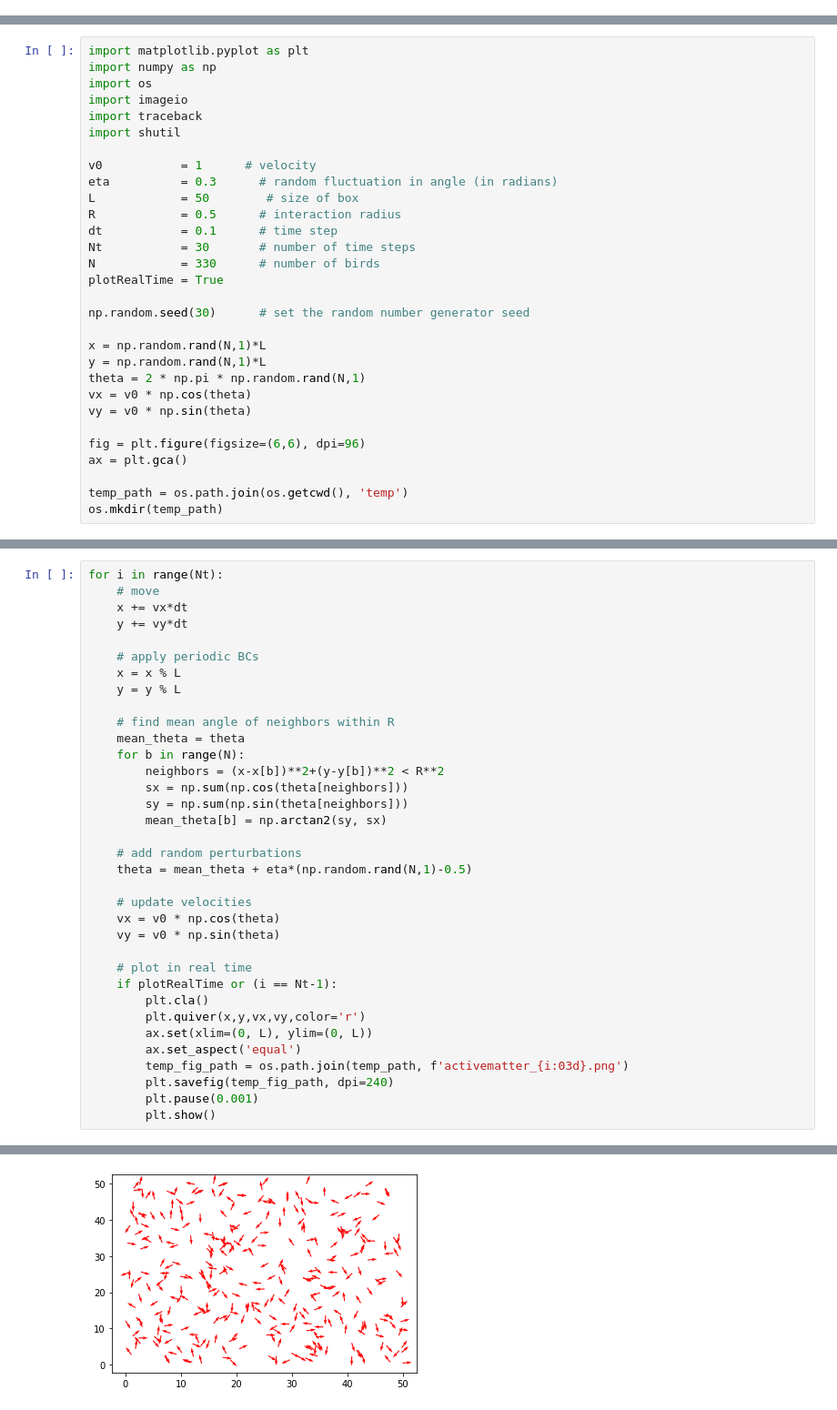
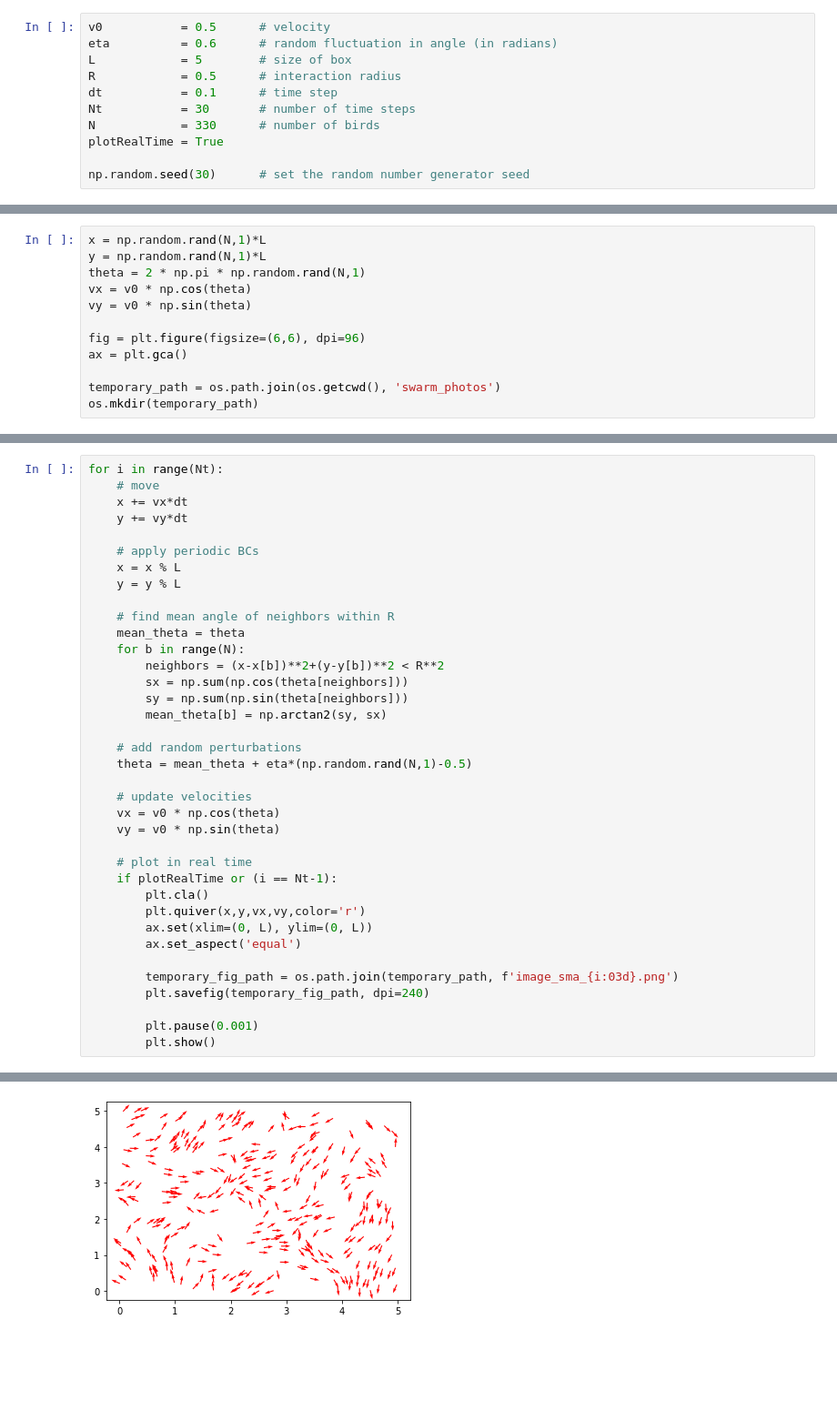
Before and after one commit to jferreiraz/Swarm, a Jupyter notebook: Swarm.ipynb, the cells around one changed output, grey strips where cells are left out. Shown at 91% size. Drawn from its saved outputs; the diff is of its cells as text; blank space fills up the shorter version.

```diff
--- a/Swarm.ipynb
+++ b/Swarm.ipynb
@@ -2,0 +15,11 @@
+# %%
+v0           = 0.5      # velocity
+eta          = 0.6      # random fluctuation in angle (in radians)
+L            = 5        # size of box
+R            = 0.5      # interaction radius
+dt           = 0.1      # time step
+Nt           = 30       # number of time steps
+N            = 330      # number of birds
+plotRealTime = True
+
+np.random.seed(30)      # set the random number generator seed
@@ -3,22 +28,4 @@
 # %%
-import matplotlib.pyplot as plt
-import numpy as np
-import os
-import imageio
-import traceback
-import shutil
-
-v0           = 1      # velocity
-eta          = 0.3      # random fluctuation in angle (in radians)
-L            = 50        # size of box
-R            = 0.5      # interaction radius
-dt           = 0.1      # time step
-Nt           = 30       # number of time steps
-N            = 330      # number of birds
-plotRealTime = True
-
-np.random.seed(30)      # set the random number generator seed
-
 x = np.random.rand(N,1)*L
 y = np.random.rand(N,1)*L
 theta = 2 * np.pi * np.random.rand(N,1)
@@ -28,7 +35,7 @@ vy = v0 * np.sin(theta)
 fig = plt.figure(figsize=(6,6), dpi=96)
 ax = plt.gca()
 
-temp_path = os.path.join(os.getcwd(), 'temp')
-os.mkdir(temp_path)
+temporary_path = os.path.join(os.getcwd(), 'swarm_photos')
+os.mkdir(temporary_path)
 # %% [output]
 [figure]
@@ -63,8 +72,10 @@ for i in range(Nt):
         plt.quiver(x,y,vx,vy,color='r')
         ax.set(xlim=(0, L), ylim=(0, L))
         ax.set_aspect('equal')
-        temp_fig_path = os.path.join(temp_path, f'activematter_{i:03d}.png')
-        plt.savefig(temp_fig_path, dpi=240)
+
+        temporary_fig_path = os.path.join(temporary_path, f'image_sma_{i:03d}.png')
+        plt.savefig(temporary_fig_path, dpi=240)
+
         plt.pause(0.001)
         plt.show()
 # %% [output]
@@ -72 +83 @@ for i in range(Nt):
-[figure, old version]
+[figure, new version]
```
Also changed, not shown: parts of 14 cells of this notebook.
